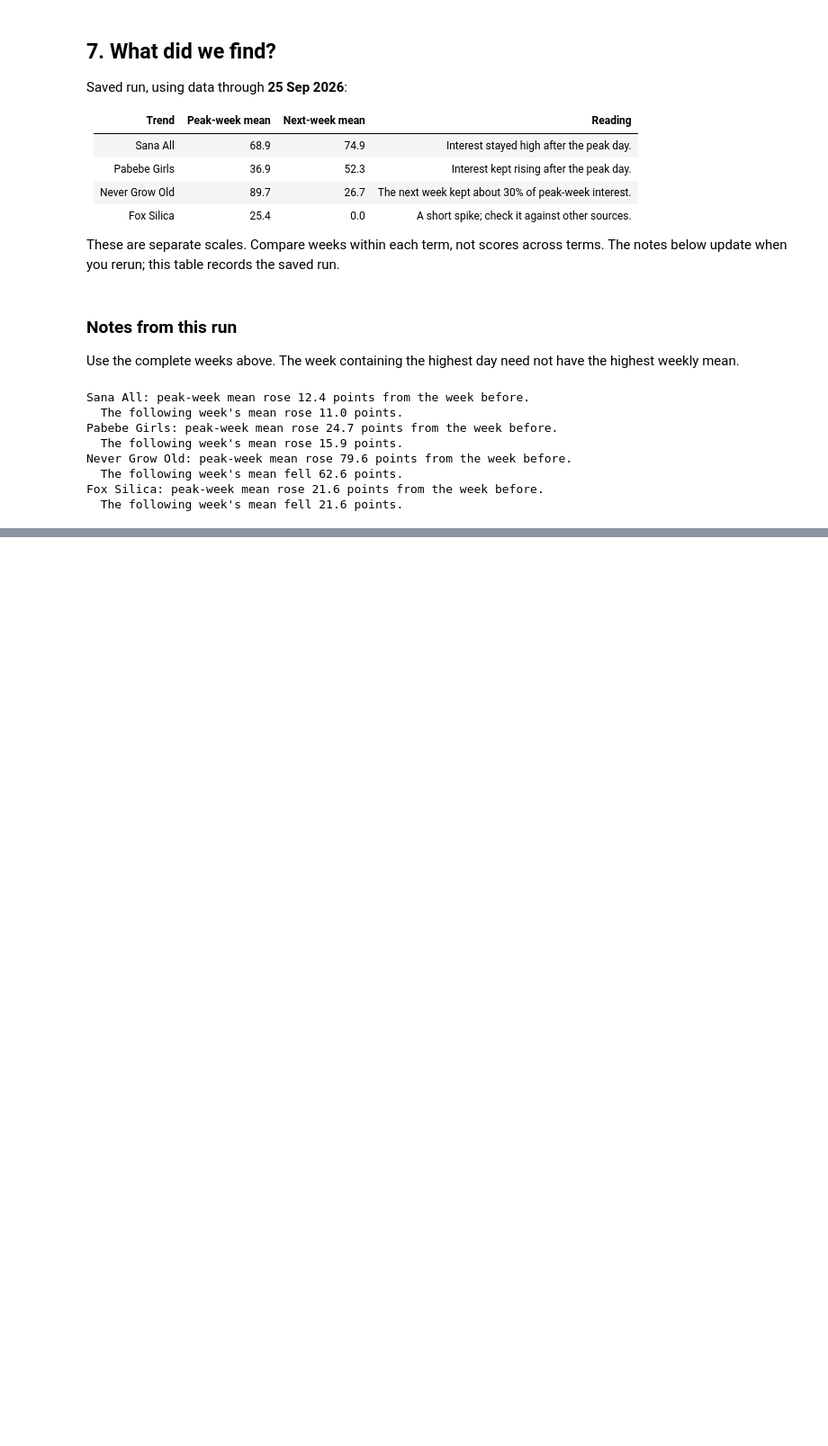
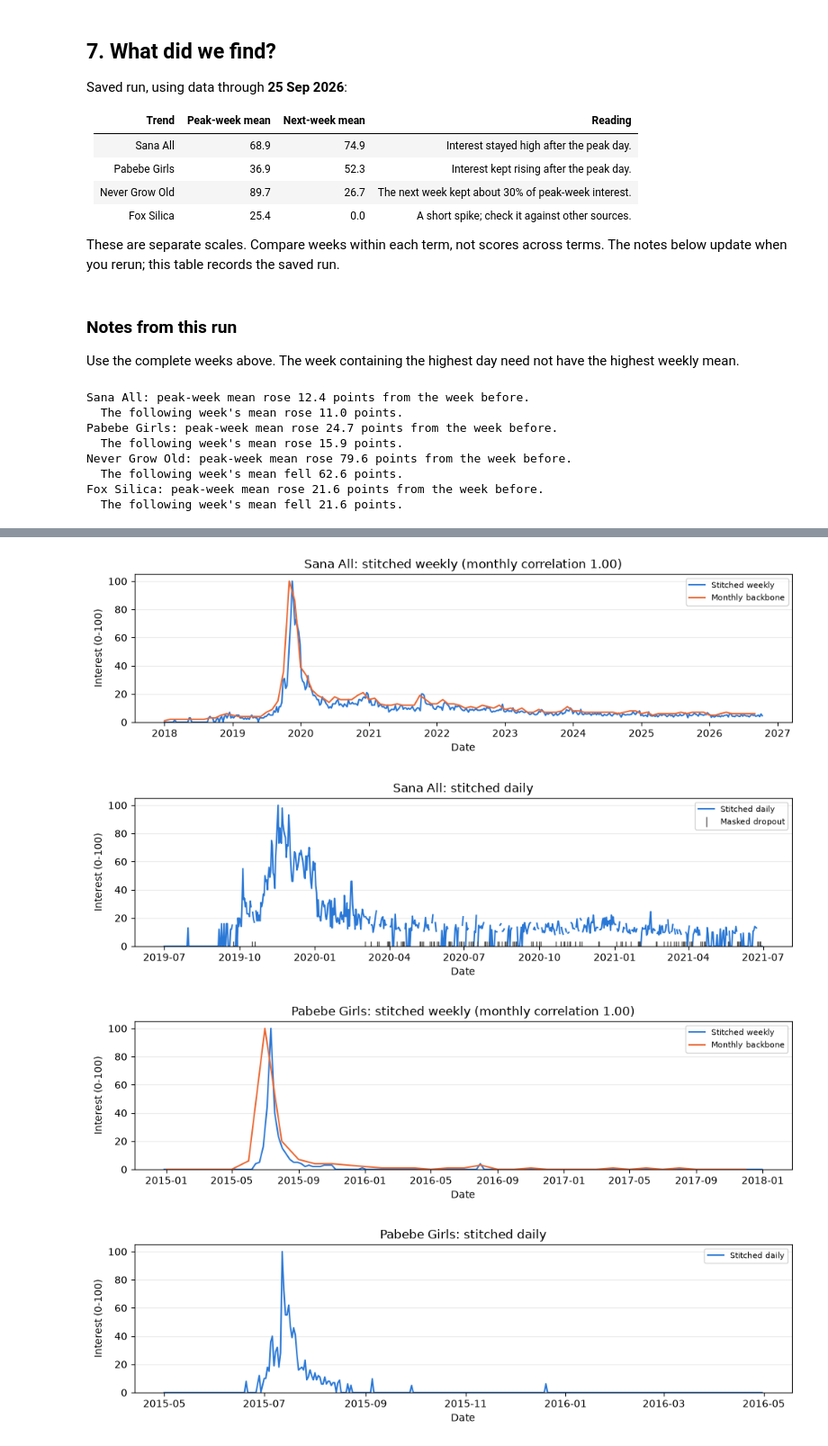
Before and after one commit to mcfcs/tagatrend, a Jupyter notebook: google_trends.ipynb, the cells around one changed output, grey strips where cells are left out. Shown at 90% size. Saved outputs shown, nothing was run; the diff lists cells and outputs as text; code cells hidden in the pictures; blank space fills up the shorter version.

```diff
--- a/google_trends.ipynb
+++ b/google_trends.ipynb
@@ -1031,0 +951,20 @@ pulls, and consistent histories before increasing model size.
+# %%
+resolution_rows = []
+for trend in trends.itertuples(index=False):
+    candidates = {
+        "original pull (section 3)": data.get(trend.slug),
+        "weekly (stitched)": processed.get((trend.slug, "weekly")),
+        "daily (stitched)": processed.get((trend.slug, "daily")),
+    }
+    for label, series in candidates.items():
+        if series is None:
+            continue
+        valid = series.dropna()
+        resolution_rows.append({
+            "Trend": trend.query, "Series": label, "Rows": len(series),
+            "Missing (dropouts)": int(series.isna().sum()),
+            "Rows >= 10% of peak": int((valid >= 0.1 * valid.max()).sum()),
+            "Rows >= 50% of peak": int((valid >= 0.5 * valid.max()).sum()),
+        })
+
+display(pd.DataFrame(resolution_rows))
@@ -1031,0 +982,28 @@ pulls, and consistent histories before increasing model size.
+# %%
+for (slug, freq), series in processed.items():
+    fig, ax = plt.subplots(figsize=(10, 3))
+    title = f"{series.name}: stitched {freq}"
+    ax.plot(series.index, series, color="#2a78d6", linewidth=1.5, label=f"Stitched {freq}")
+
+    if freq == "weekly" and slug in data:
+        # Same shape check: weekly averaged to months against the one-request monthly backbone.
+        monthly = series.resample("MS").mean()
+        monthly = 100 * monthly / monthly.max()
+        backbone = data[slug].loc[series.index.min():series.index.max()]
+        ax.plot(backbone.index, backbone, color="#eb6834", linewidth=1.5, label="Monthly backbone")
+        title += f" (monthly correlation {monthly.corr(backbone):.2f})"
+
+    masked = series.index[series.isna()]
+    if len(masked):
+        ax.plot(masked, [0] * len(masked), linestyle="none", marker="|", markersize=10,
+                color="#52514e", label="Masked dropout")
+    ax.set(title=title, xlabel="Date", ylabel="Interest (0-100)", ylim=(0, 105))
+    ax.legend(loc="upper right", fontsize=8)
+    ax.grid(axis="y", alpha=0.25)
+    fig.tight_layout()
+    plt.show()
+# %% [output]
+[figure, added]
+[figure, added]
+[figure, added]
+[figure, added]
```
Also changed, not shown: parts of 24 cells of this notebook, 1 other file.
